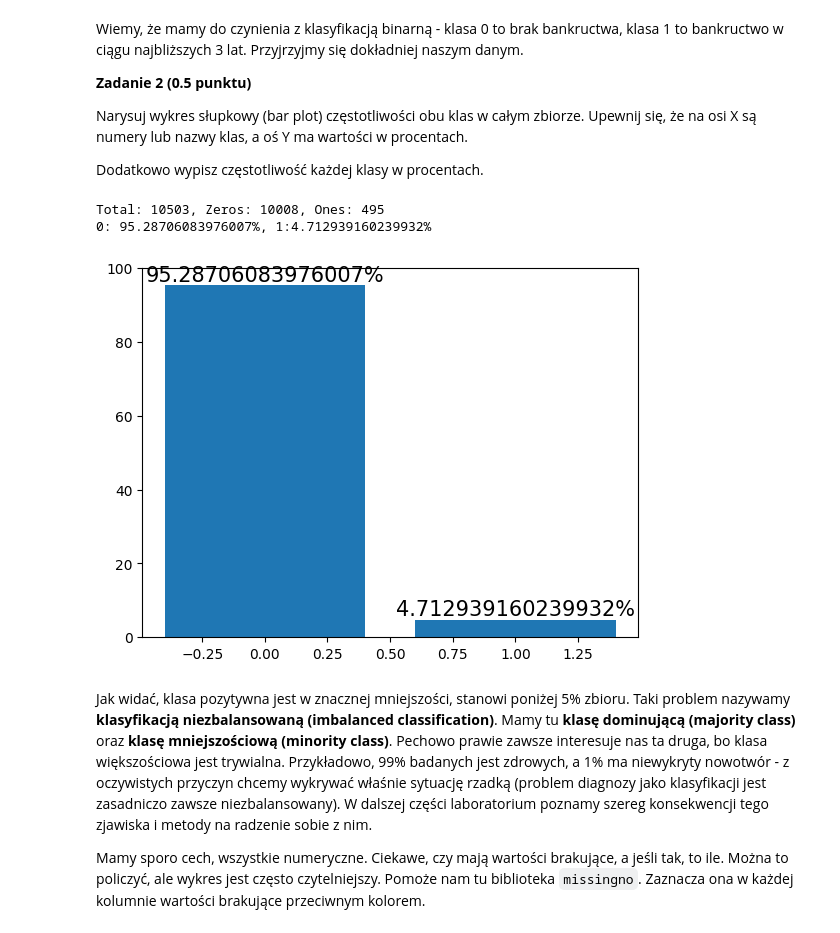
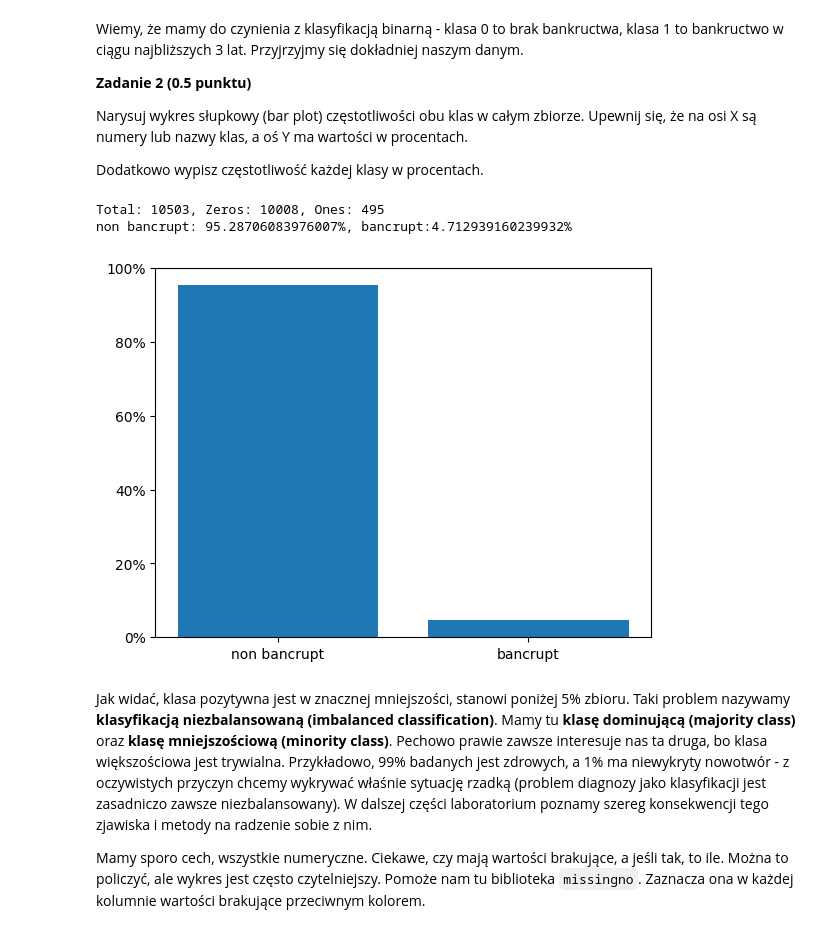
Before and after one commit to rafibz007/PSI-labs, a Jupyter notebook: lab2/notebook_empty.ipynb, the cells around one changed output. Cells and saved outputs as stored; diff of their text form; code cells hidden in the pictures.

```diff
--- a/lab2/notebook_empty.ipynb
+++ b/lab2/notebook_empty.ipynb
@@ -93,27 +93,28 @@ Narysuj wykres słupkowy (bar plot) częstotliwości obu klas w całym zbiorze.
 Dodatkowo wypisz częstotliwość każdej klasy w procentach.
 # %%
 import matplotlib.pyplot as plt
+from matplotlib.ticker import PercentFormatter
 
 X_class.values
 total = len(X_class.values)
 one_amount = X_class.values.sum()
 zero_amount = total - one_amount
 
 print(f"Total: {total}, Zeros: {zero_amount}, Ones: {one_amount}")
 
-x = [0,1]
-y = [(zero_amount/total)*100, (one_amount/total)*100]
-plot = plt.bar(x, y)
+x = ["non bancrupt", "bancrupt"]
+y = [(zero_amount/total), (one_amount/total)]
 
-for rect1 in plot:
-    height = rect1.get_height()
-    plt.annotate( "{}%".format(height),(rect1.get_x() + rect1.get_width()/2, height+.05),ha="center",va="bottom",fontsize=15)
+fig, ax = plt.subplots()
 
-print(f"{x[0]}: {y[0]}%, {x[1]}:{y[1]}%")
+ax.yaxis.set_major_formatter(PercentFormatter(1))
+ax.bar(x, y)
+
+print(f"{x[0]}: {y[0]*100}%, {x[1]}:{y[1]*100}%")
 # %% [output]
 Total: 10503, Zeros: 10008, Ones: 495
-0: 95.28706083976007%, 1:4.712939160239932%
+non bancrupt: 95.28706083976007%, bancrupt:4.712939160239932%
-[figure, old version]
+[figure, new version]
 # %% [markdown]
 Jak widać, klasa pozytywna jest w znacznej mniejszości, stanowi poniżej 5% zbioru. Taki problem nazywamy **klasyfikacją niezbalansowaną (imbalanced classification)**. Mamy tu **klasę dominującą (majority class)** oraz **klasę mniejszościową (minority class)**. Pechowo prawie zawsze interesuje nas ta druga, bo klasa większościowa jest trywialna. Przykładowo, 99% badanych jest zdrowych, a 1% ma niewykryty nowotwór - z oczywistych przyczyn chcemy wykrywać właśnie sytuację rzadką (problem diagnozy jako klasyfikacji jest zasadniczo zawsze niezbalansowany). W dalszej części laboratorium poznamy szereg konsekwencji tego zjawiska i metody na radzenie sobie z nim.
 
```
Also changed, not shown: parts of 36 cells of this notebook.
